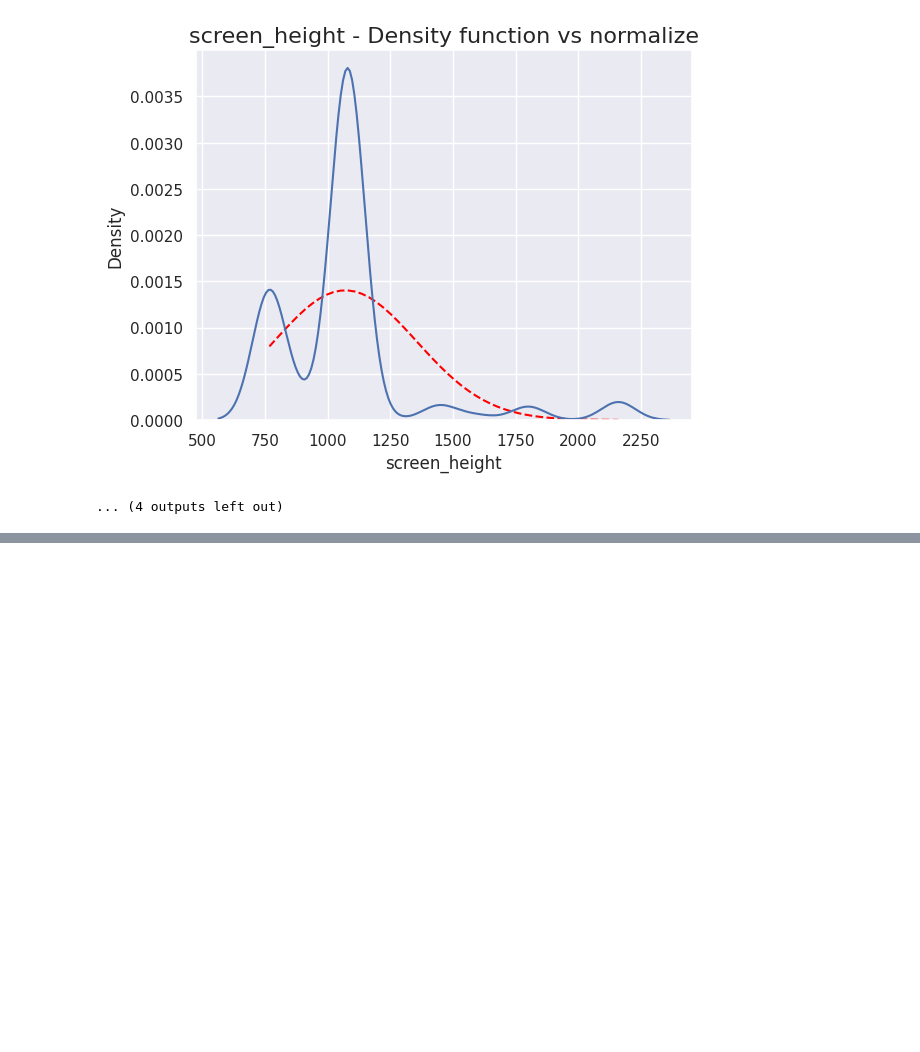
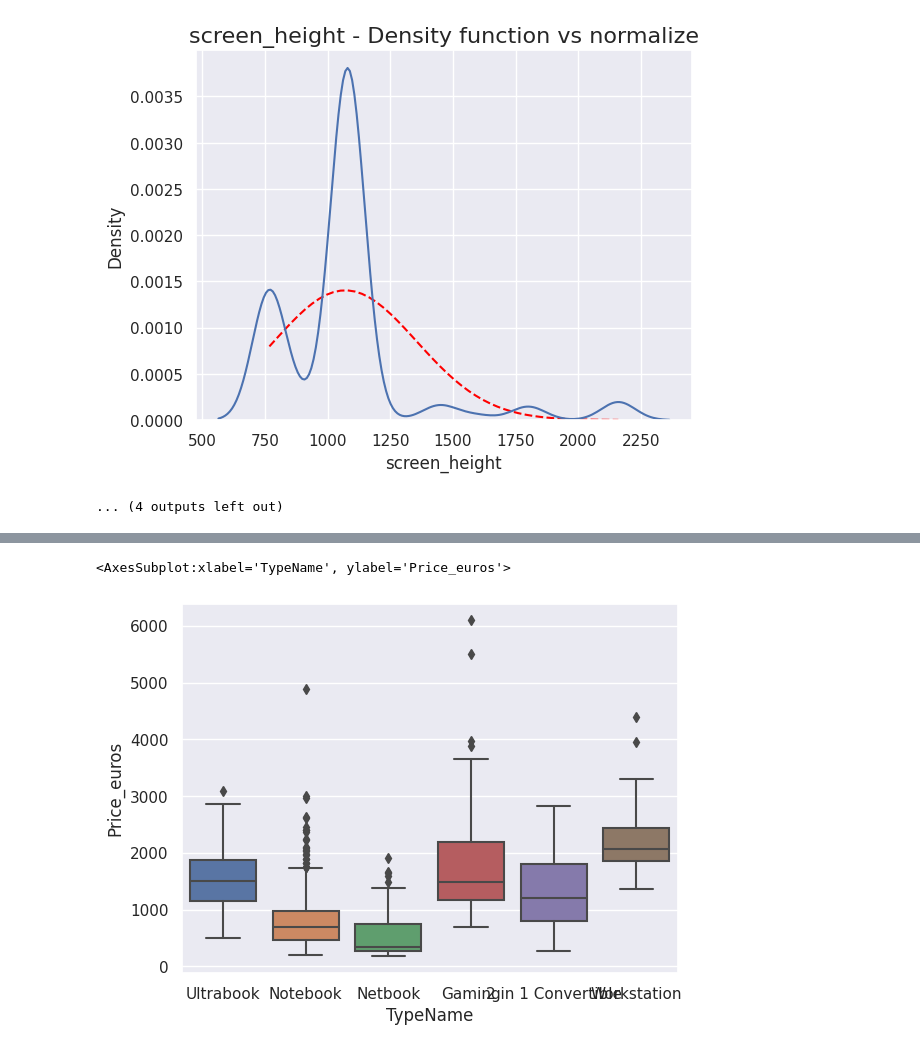
Before and after one commit to AleexSilva/laptop_price_prediction, a Jupyter notebook: Laptop-EDA.ipynb, the cells around one changed output, grey strips where cells are left out. Cells and saved outputs as stored; diff of their text form; code cells hidden in the pictures; blank space fills up the shorter version.

```diff
--- a/Laptop-EDA.ipynb
+++ b/Laptop-EDA.ipynb
@@ -275,0 +287,10 @@ NormVSReal(df=laptop,)
+# %%
+plt.subplot()
+sns.boxplot(
+    data=laptop,
+    x='TypeName',
+    y='Price_euros'
+)
+# %% [output]
+<AxesSubplot:xlabel='TypeName', ylabel='Price_euros'>
+[figure, added]
```
Also changed, not shown: parts of 3 cells of this notebook, 3 other files.
